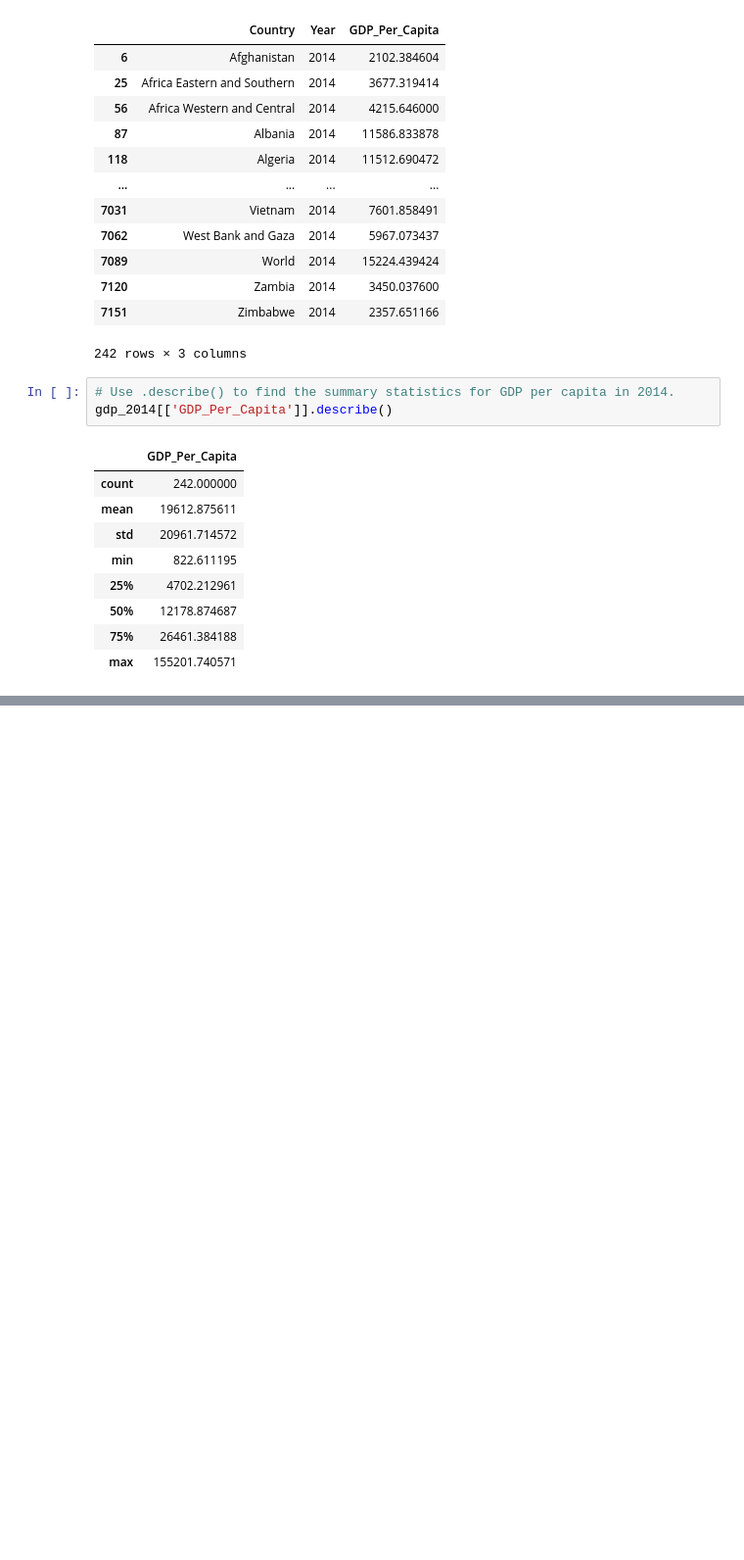
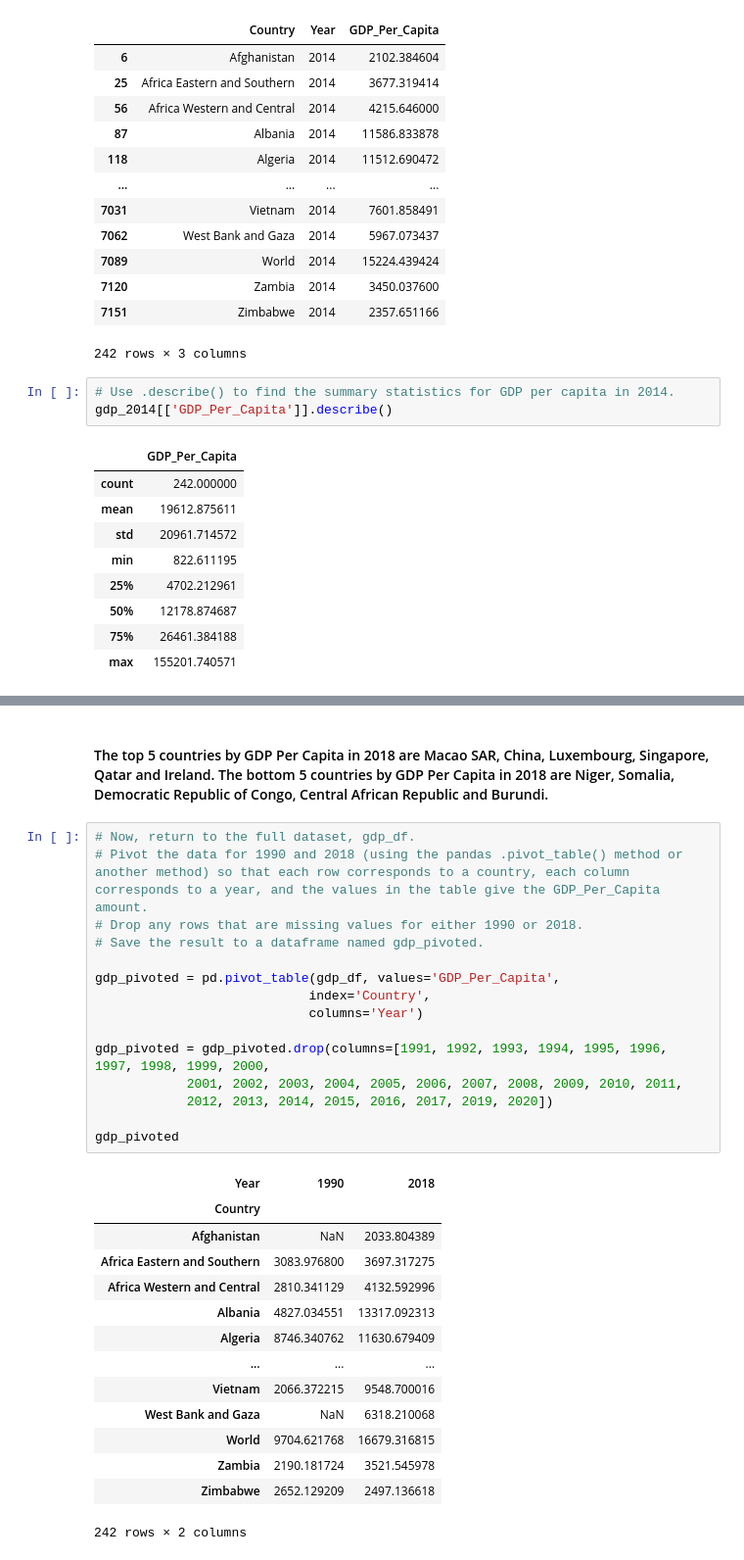
Before and after one commit to nss-data-science-cohort-7/un-exploration-ndidiox, a Jupyter notebook: notebooks/UN_Data_Exploration.ipynb, the cells around one changed output, grey strips where cells are left out. Shown: that part at 98% size. Saved outputs shown, nothing was run; the diff lists cells and outputs as text; blank space fills up the shorter version.

```diff
--- a/notebooks/UN_Data_Exploration.ipynb
+++ b/notebooks/UN_Data_Exploration.ipynb
@@ -196,0 +187,32 @@ gdp_2018.sort_values(by='GDP_Per_Capita', ascending=False)
+# %% [markdown]
+#### The top 5 countries by GDP Per Capita in 2018 are Macao SAR, China, Luxembourg, Singapore, Qatar and Ireland. The bottom 5 countries by GDP Per Capita in 2018 are Niger, Somalia, Democratic Republic of Congo, Central African Republic and Burundi.
+# %%
+# Now, return to the full dataset, gdp_df.
+# Pivot the data for 1990 and 2018 (using the pandas .pivot_table() method or another method) so that each row corresponds to a country, each column corresponds to a year, and the values in the table give the GDP_Per_Capita amount.
+# Drop any rows that are missing values for either 1990 or 2018.
+# Save the result to a dataframe named gdp_pivoted.
+
+gdp_pivoted = pd.pivot_table(gdp_df, values='GDP_Per_Capita',
+                            index='Country',
+                            columns='Year')
+
+gdp_pivoted = gdp_pivoted.drop(columns=[1991, 1992, 1993, 1994, 1995, 1996, 1997, 1998, 1999, 2000,
+            2001, 2002, 2003, 2004, 2005, 2006, 2007, 2008, 2009, 2010, 2011,
+            2012, 2013, 2014, 2015, 2016, 2017, 2019, 2020])
+
+gdp_pivoted
+# %% [output]
+| Year | 1990 | 2018 |
+| Country |  |  |
+| Afghanistan | NaN | 2033.804389 |
+| Africa Eastern and Southern | 3083.976800 | 3697.317275 |
+| Africa Western and Central | 2810.341129 | 4132.592996 |
+| Albania | 4827.034551 | 13317.092313 |
+| Algeria | 8746.340762 | 11630.679409 |
+| ... | ... | ... |
+| Vietnam | 2066.372215 | 9548.700016 |
+| West Bank and Gaza | NaN | 6318.210068 |
+| World | 9704.621768 | 16679.316815 |
+| Zambia | 2190.181724 | 3521.545978 |
+| Zimbabwe | 2652.129209 | 2497.136618 |
+242 rows × 2 columns
```
Also changed, not shown: parts of 18 cells of this notebook.
